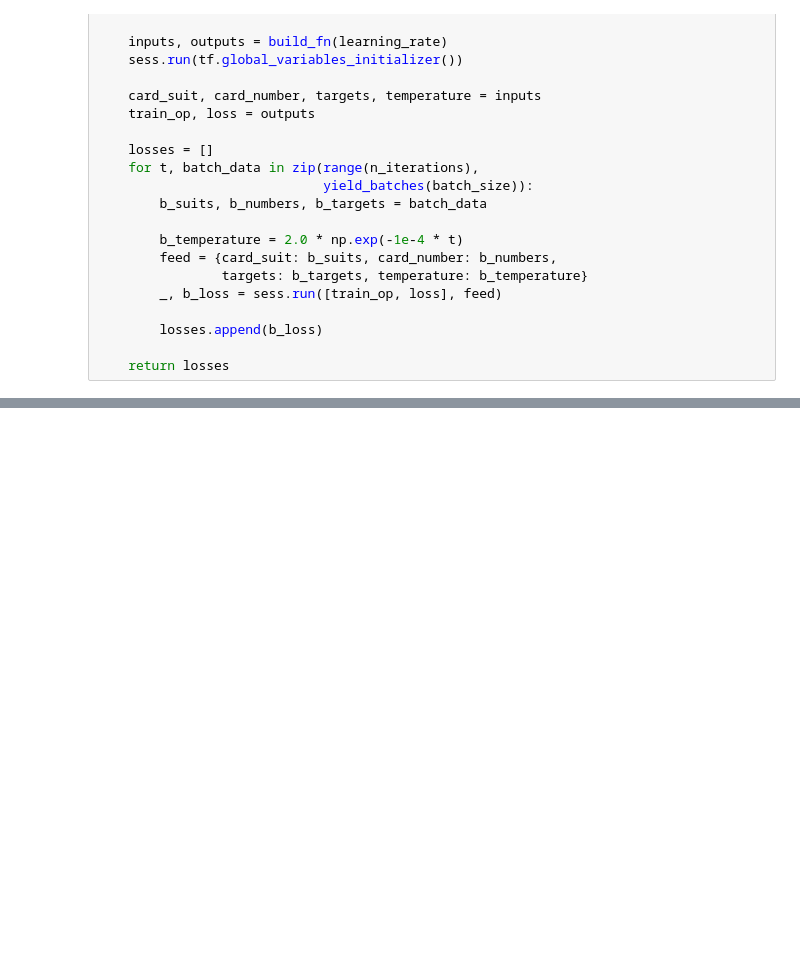
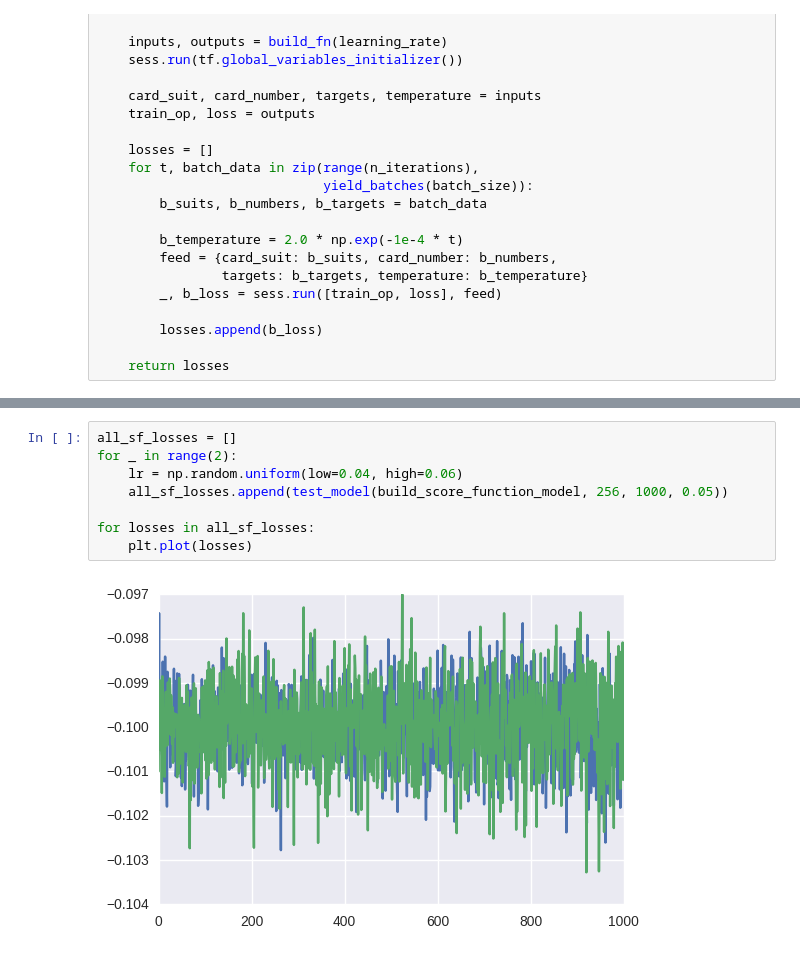
Before and after one commit to hans/ipython-notebooks, a Jupyter notebook: Gumbel-Softmax.ipynb, the cells around one changed output, grey strips where cells are left out. Drawn from its saved outputs; the diff is of its cells as text; blank space fills up the shorter version.

Commit message:
Commit last-minute version of score-function gradient estimation

```diff
--- a/Gumbel-Softmax.ipynb
+++ b/Gumbel-Softmax.ipynb
@@ -145,3 +204,13 @@ for losses in all_sf_losses:
+# %%
+all_sf_losses = []
+for _ in range(2):
+    lr = np.random.uniform(low=0.04, high=0.06)
+    all_sf_losses.append(test_model(build_score_function_model, 256, 1000, 0.05))
+
+for losses in all_sf_losses:
+    plt.plot(losses)
+# %% [output]
+[figure, added]
 # %%
 sns.tsplot(all_sf_losses, ci=95)
 # %% [output]
```
Also changed, not shown: parts of 14 cells of this notebook.
